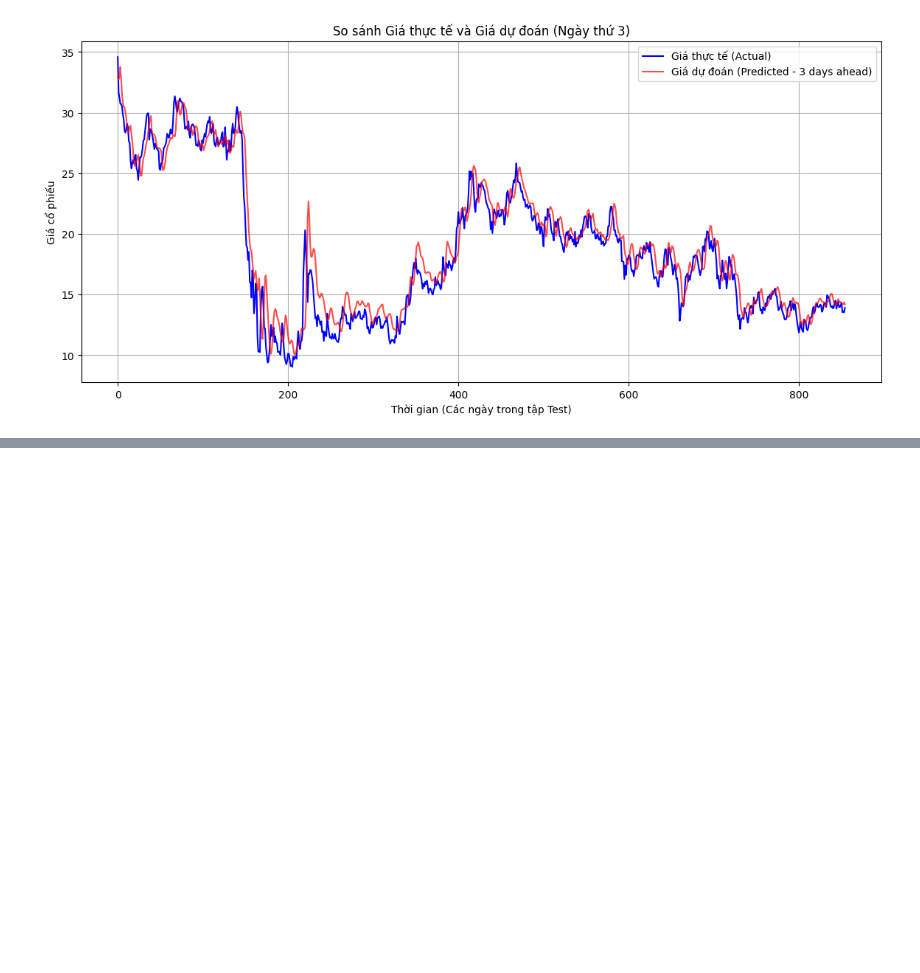
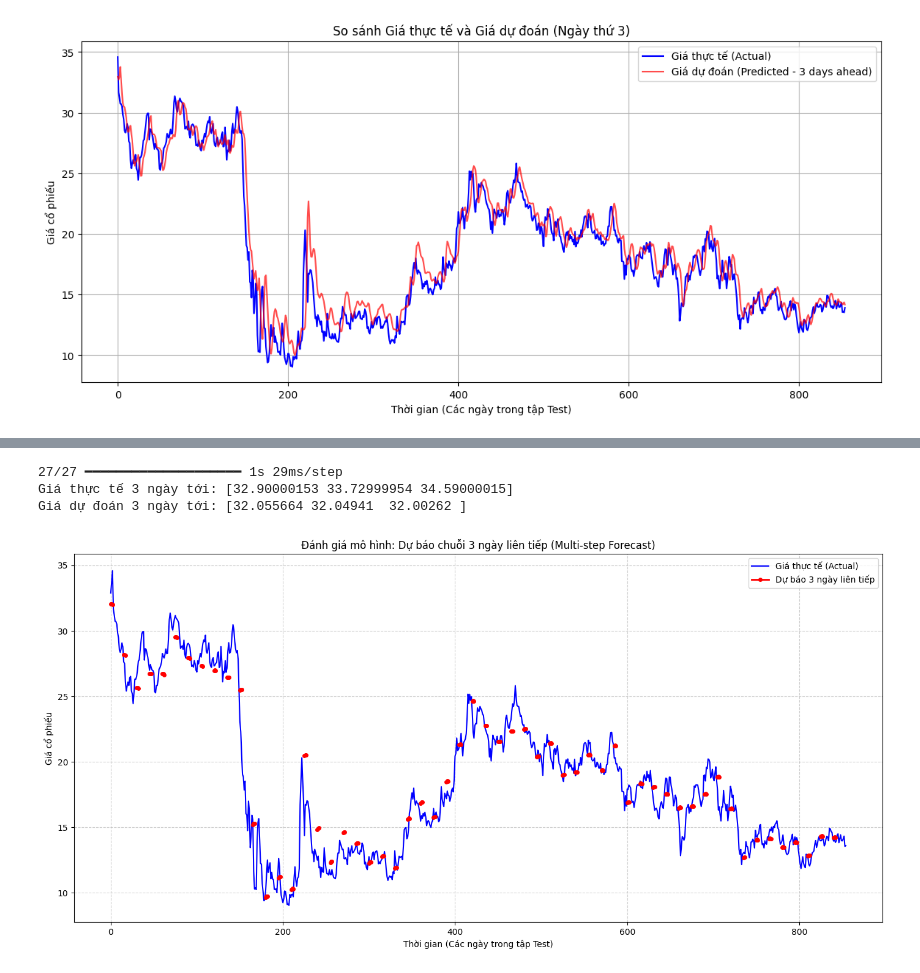
Before and after one commit to hodatisg520/Deep-Learning-Market-Forecasting-Portfolio-Optimization, a Jupyter notebook: final_project_dl4ai.ipynb, the cells around one changed output, grey strips where cells are left out. Saved outputs shown, nothing was run; the diff lists cells and outputs as text; code cells hidden in the pictures; blank space fills up the shorter version.

```diff
--- a/final_project_dl4ai.ipynb
+++ b/final_project_dl4ai.ipynb
@@ -250,0 +322,55 @@ Root Mean Squared Error (RMSE) cho ngày thứ 3: 1.5393
+# %%
+# Dự đoán trên tập Test
+predictions_seq_scaled = model_seq.predict(X_test_seq)
+
+# Khôi phục giá trị thực
+predictions_seq_real = scaler_target.inverse_transform(predictions_seq_scaled)
+y_test_seq_real = scaler_target.inverse_transform(y_test_seq)
+
+# In thử kết quả của mẫu đầu tiên trong tập test
+print(f"Giá thực tế 3 ngày tới: {y_test_seq_real[0]}")
+print(f"Giá dự đoán 3 ngày tới: {predictions_seq_real[0]}")
+# %% [output]
+27/27 ━━━━━━━━━━━━━━━━━━━━ 1s 29ms/step
+Giá thực tế 3 ngày tới: [32.90000153 33.72999954 34.59000015]
+Giá dự đoán 3 ngày tới: [32.055664 32.04941  32.00262 ]
+# %%
+import matplotlib.pyplot as plt
+import numpy as np
+
+# 1. Trích xuất đường giá thực tế liên tục
+# Vì y_test_seq_real có shape là (N, 3), mỗi hàng là [ngày_i, ngày_i+1, ngày_i+2]
+# Để có đường thực tế liền mạch, ta chỉ cần lấy cột đầu tiên (chỉ số 0)
+actual_continuous = y_test_seq_real[:, 0]
+
+plt.figure(figsize=(14, 7))
+
+# 2. Vẽ đường giá thực tế
+plt.plot(actual_continuous, color='blue', label='Giá thực tế (Actual)')
+
+# 3. Vẽ các "quỹ đạo dự báo" 3 ngày
+k_days = 3
+interval = 15  # Cứ 15 ngày ta mới trích xuất 1 quỹ đạo dự báo để vẽ (tránh làm rối đồ thị)
+
+for i in range(0, len(predictions_seq_real), interval):
+    # Trục x (thời gian) cho 3 ngày này sẽ bắt đầu từ index i: [i, i+1, i+2]
+    x_axis = range(i, i + k_days)
+
+    # Lấy giá trị dự báo 3 ngày tại bước i
+    y_predict_seq = predictions_seq_real[i]
+
+    # Thiết lập label cho chú thích (chỉ gán cho lần vẽ đầu tiên để legend không bị lặp lại hàng chục lần)
+    if i == 0:
+        plt.plot(x_axis, y_predict_seq, color='red', marker='o', markersize=4, linewidth=2, label=f'Dự báo {k_days} ngày liên tiếp')
+    else:
+        plt.plot(x_axis, y_predict_seq, color='red', marker='o', markersize=4, linewidth=2)
+
+plt.title(f'Đánh giá mô hình: Dự báo chuỗi {k_days} ngày liên tiếp (Multi-step Forecast)')
+plt.xlabel('Thời gian (Các ngày trong tập Test)')
+plt.ylabel('Giá cổ phiếu')
+plt.legend()
+plt.grid(True, linestyle='--', alpha=0.6)
+plt.tight_layout()
+plt.show()
+# %% [output]
+[figure, added]
```
Also changed, not shown: parts of 3 cells of this notebook.
